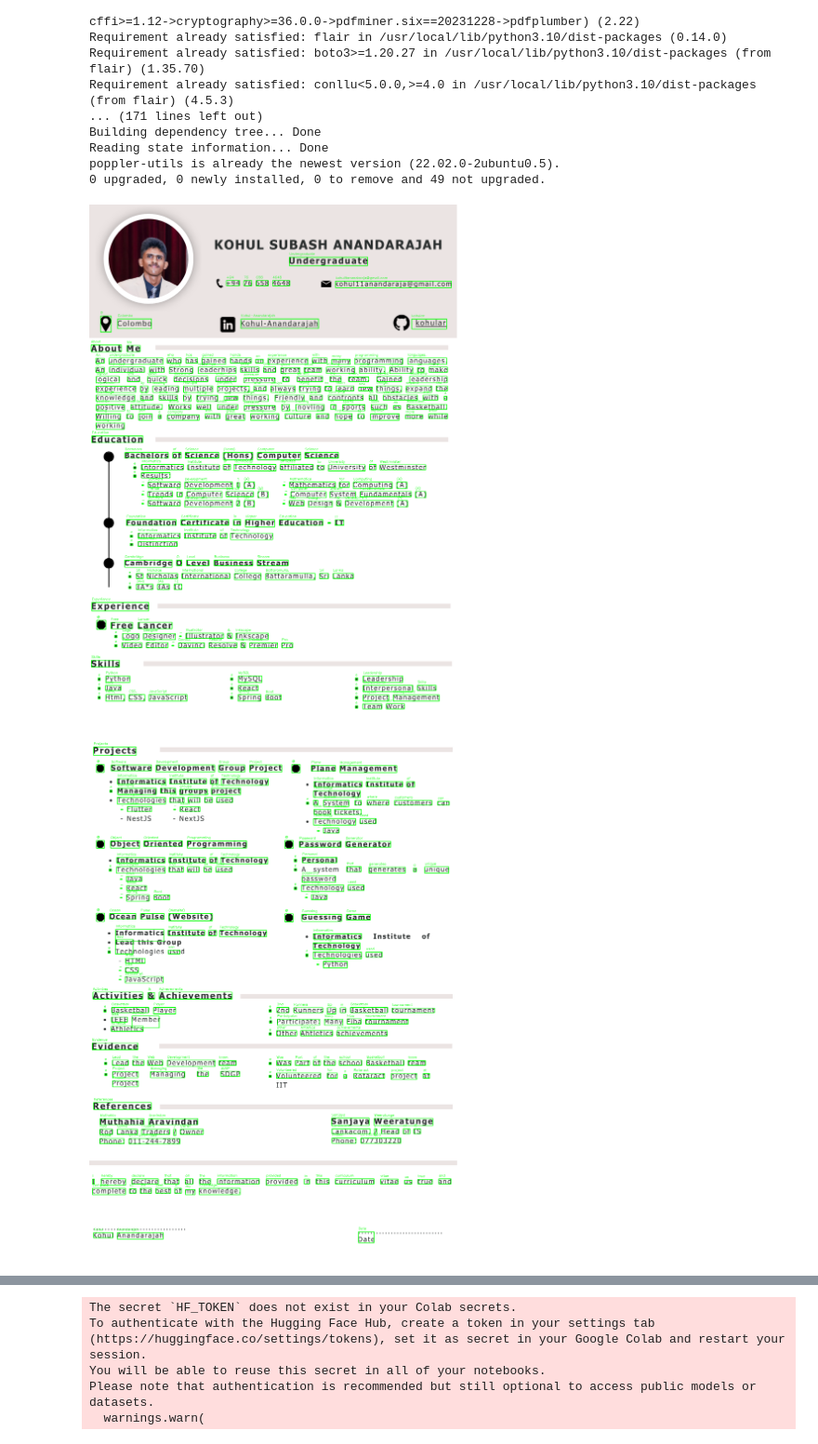
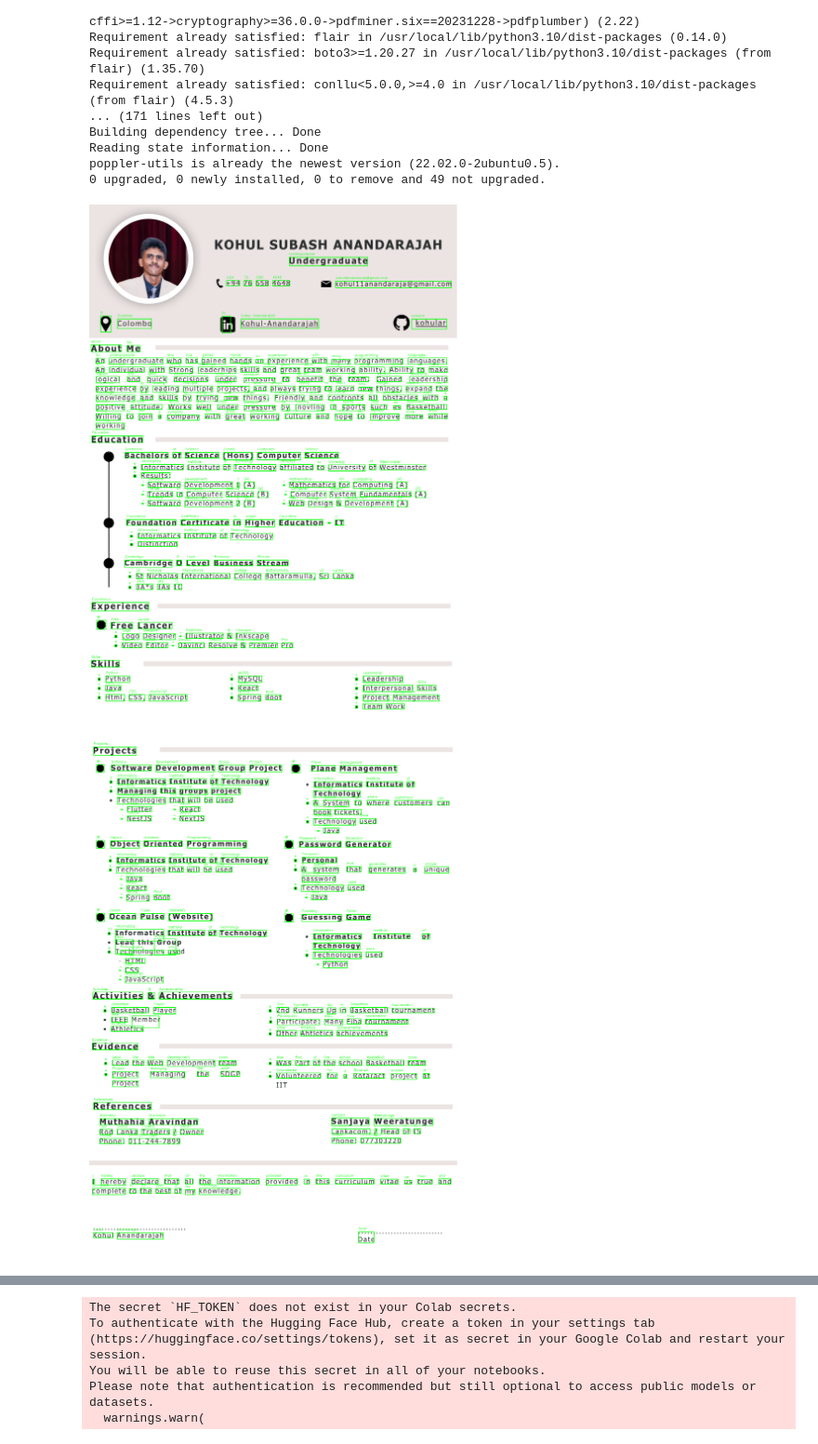
Before and after one commit to RanxduG/Celestial-Flames, a Jupyter notebook: Extracted_Text_and_got_sections_.ipynb, the cells around one changed output, grey strips where cells are left out. Shown at 93% size. Cells and saved outputs as stored; diff of their text form; code cells hidden in the pictures.

```diff
--- a/Extracted_Text_and_got_sections_.ipynb
+++ b/Extracted_Text_and_got_sections_.ipynb
@@ -95,33 +95,33 @@ for pil_img in images:
     # Perform OCR and get word-level bounding box data
     data = ocr_image_with_word_boxes(img, myconfig)
 
     # Parse the bounding box data
     for i, line in enumerate(data.splitlines()):
         if i == 0:  # Skip the first line (header)
             continue
         fields = line.split("\t")
         if len(fields) >= 12 and fields[11].strip():  # Ensure word exists
             word = fields[11]
             confidence = int(fields[10])  # Confidence score
-            if confidence >= 80:  # Filter words with >= 80% confidence
+            if confidence >= 50:  # Filter words with >= 80% confidence
                 x, y, w, h = map(int, fields[6:10])  # Extract bounding box coordinates
                 # Draw a rectangle around the word
                 cv2.rectangle(img, (x, y), (x + w, y + h), (0, 255, 0), 2)
                 # Put the detected word above the bounding box
                 cv2.putText(img, word, (x, y - 10), cv2.FONT_HERSHEY_SIMPLEX, 0.5, (0, 255, 0), 1)
                 # Append word to the high-confidence words list
                 high_confidence_words.append(word)
 
     # Display the image with bounding boxes
     cv2_imshow(img)
 
 # Join the high-confidence words into a single string
 extracted_text = " ".join(high_confidence_words)
 
 # Print the extracted text
 print("Extracted High-Confidence Text:")
 print(extracted_text)
 # %% [output]
 [figure]
-[figure, old version]
+[figure, new version]
 Extracted High-Confidence Text:
```
Also changed, not shown: parts of 2 cells of this notebook.
